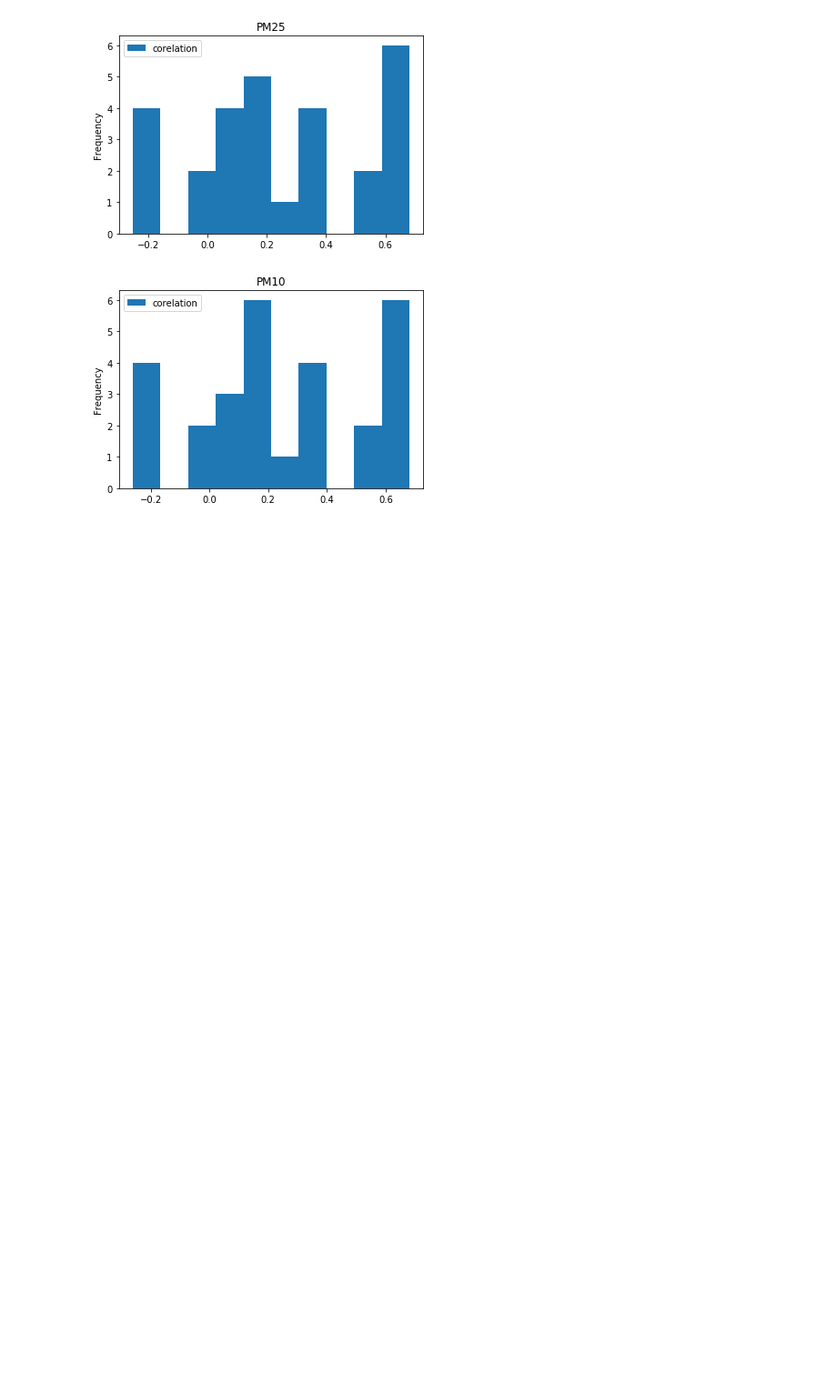
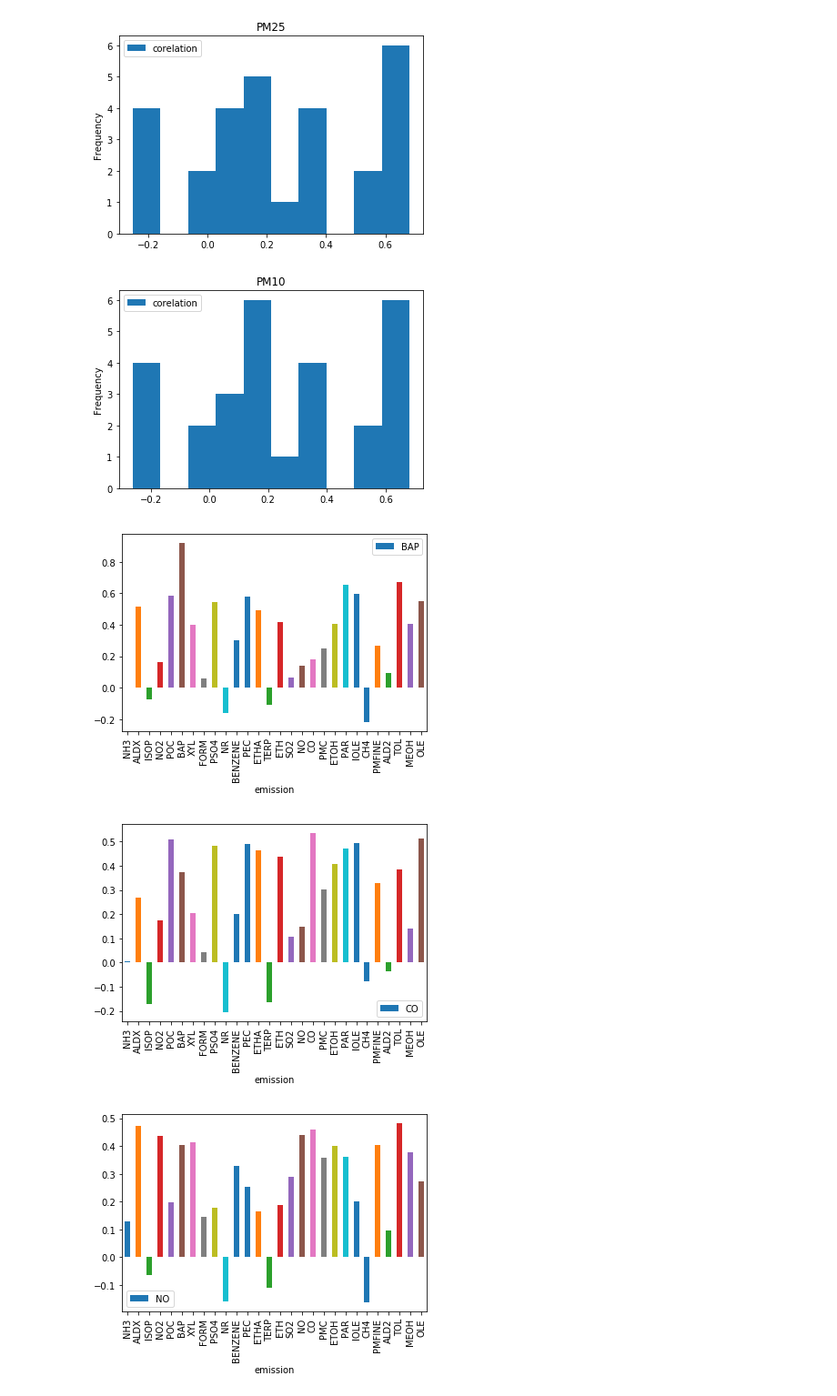
Before and after one commit to assaC/Domace_ulohySHMU, a Jupyter notebook: DU korelácia.ipynb, the cells around one changed output. Shown: that part at 91% size. Cells and saved outputs as stored; diff of their text form; code cells hidden in the pictures; blank space fills up the shorter version.

```diff
--- a/DU korelácia.ipynb
+++ b/DU korelácia.ipynb
@@ -56,14 +57,24 @@ for i in emissions.variables.keys():
 # %%
 corr = np.zeros([28,8])
+emis=list()
+col=[]
+data_corr_1=pd.DataFrame()
 for i,e1 in enumerate(dic_annual_concentration.keys()):
+    col.append(e1)
     for j,e2 in enumerate(dic_ann.keys()):
         a = dic_annual_concentration[e1]
         b = dic_ann[e2]
         corr[j,i]=np.corrcoef(a.flatten(),b.flatten())[0,1]
+        emis.append(e2)
     data_corr = pd.DataFrame()
     data_corr['corelation']=corr[:,i]
     data_corr.plot.hist()
     plt.title('{0}'.format(e1))
+    data_corr_1[e1]=corr[:,i]
+data_e=pd.DataFrame()
+data_e['emission']=emis
+#data_corr1 = pd.DataFrame(data=corr, index= emis, columns= col)
+#data_corr1 = pd.DataFrame(data=corr, index= emis, columns= ['c1','c2','c3','c4','c5','c6','c7','c8'])#'Correlation'+ str(i))
 # %% [output]
 [figure]
 [figure]
@@ -73,3 +84,14 @@ for i,e1 in enumerate(dic_annual_concentration.keys()):
 [figure]
 [figure]
 [figure]
+# %%
+data_corr_spolu = data_corr_1.join(data_e)
+#data_corr_spolu.set_index('emission', inplace=True)
+#data_corr_spolu
+# %%
+for i in col:
+    data_corr_spolu.plot.bar(x='emission',y=i )
+# %% [output]
+[figure, added]
+[figure, added]
+[figure, added]
```
Also changed, not shown: parts of 2 cells of this notebook.
